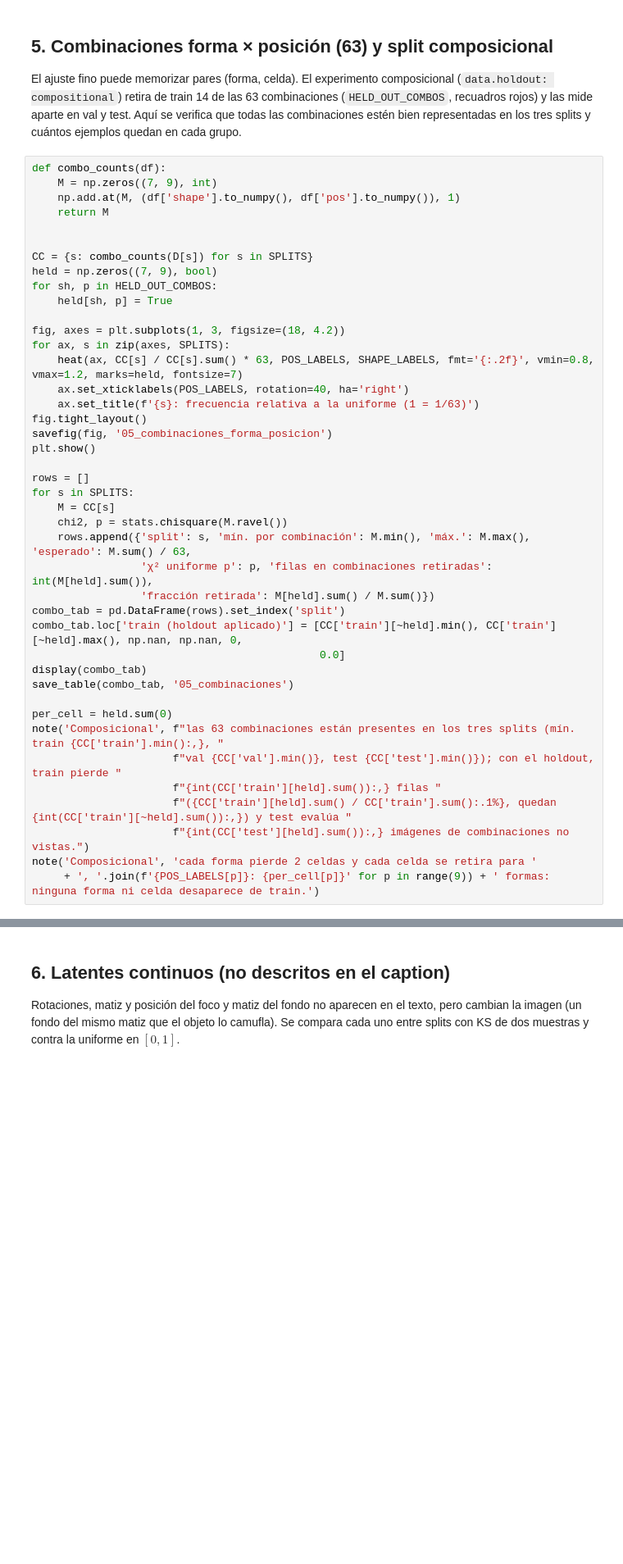
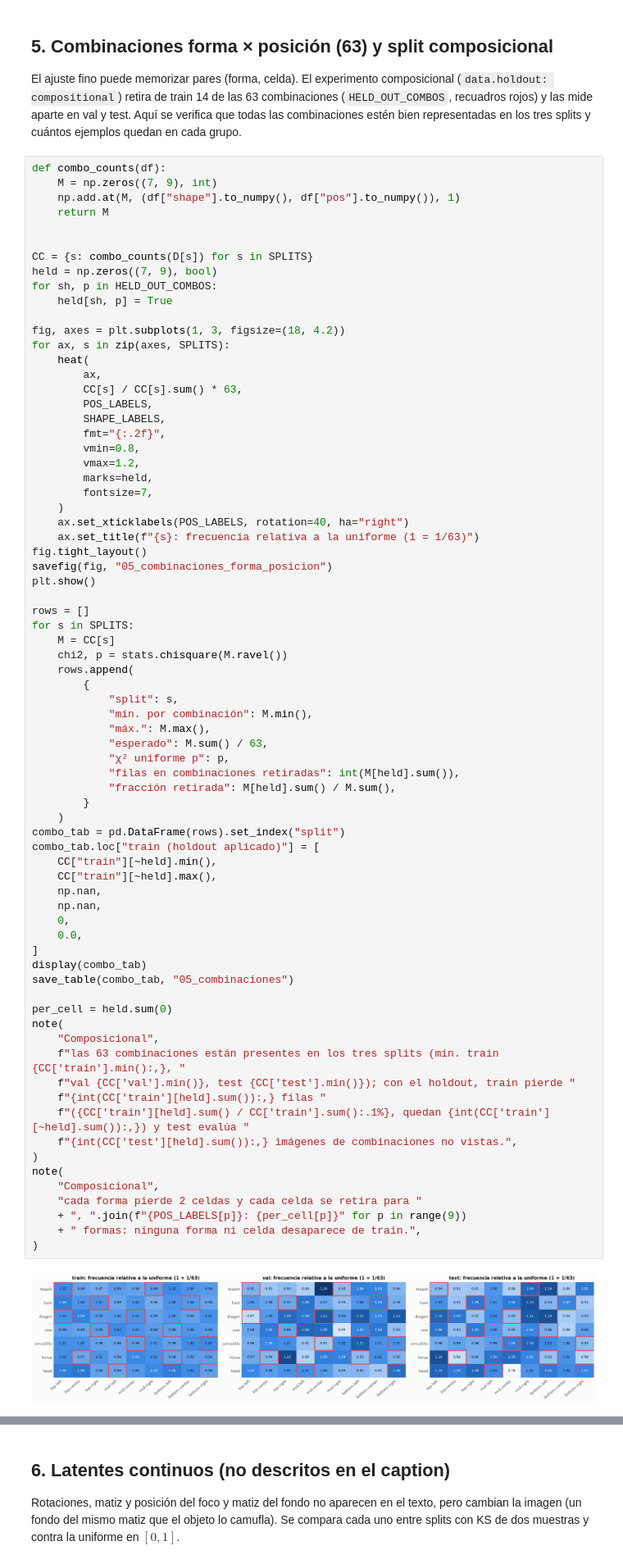
Before and after one commit to BrnoOr/Multimodal_LLM, a Jupyter notebook: notebooks/06_eda_splits.ipynb, the cells around one changed output, grey strips where cells are left out. Shown at 82% size. Drawn from its saved outputs; the diff is of its cells as text; blank space fills up the shorter version.

```diff
--- a/notebooks/06_eda_splits.ipynb
+++ b/notebooks/06_eda_splits.ipynb
@@ -565,46 +765,78 @@ quedan en cada grupo.
 # %%
 def combo_counts(df):
     M = np.zeros((7, 9), int)
-    np.add.at(M, (df['shape'].to_numpy(), df['pos'].to_numpy()), 1)
+    np.add.at(M, (df["shape"].to_numpy(), df["pos"].to_numpy()), 1)
     return M
 
 
 CC = {s: combo_counts(D[s]) for s in SPLITS}
 held = np.zeros((7, 9), bool)
 for sh, p in HELD_OUT_COMBOS:
     held[sh, p] = True
 
 fig, axes = plt.subplots(1, 3, figsize=(18, 4.2))
 for ax, s in zip(axes, SPLITS):
-    heat(ax, CC[s] / CC[s].sum() * 63, POS_LABELS, SHAPE_LABELS, fmt='{:.2f}', vmin=0.8, vmax=1.2, marks=held, fontsize=7)
-    ax.set_xticklabels(POS_LABELS, rotation=40, ha='right')
-    ax.set_title(f'{s}: frecuencia relativa a la uniforme (1 = 1/63)')
+    heat(
+        ax,
+        CC[s] / CC[s].sum() * 63,
+        POS_LABELS,
+        SHAPE_LABELS,
+        fmt="{:.2f}",
+        vmin=0.8,
+        vmax=1.2,
+        marks=held,
+        fontsize=7,
+    )
+    ax.set_xticklabels(POS_LABELS, rotation=40, ha="right")
+    ax.set_title(f"{s}: frecuencia relativa a la uniforme (1 = 1/63)")
 fig.tight_layout()
-savefig(fig, '05_combinaciones_forma_posicion')
+savefig(fig, "05_combinaciones_forma_posicion")
 plt.show()
 
 rows = []
 for s in SPLITS:
     M = CC[s]
     chi2, p = stats.chisquare(M.ravel())
-    rows.append({'split': s, 'mín. por combinación': M.min(), 'máx.': M.max(), 'esperado': M.sum() / 63,
-                 'χ² uniforme p': p, 'filas en combinaciones retiradas': int(M[held].sum()),
-                 'fracción retirada': M[held].sum() / M.sum()})
-combo_tab = pd.DataFrame(rows).set_index('split')
-combo_tab.loc['train (holdout aplicado)'] = [CC['train'][~held].min(), CC['train'][~held].max(), np.nan, np.nan, 0,
-                                             0.0]
+    rows.append(
+        {
+            "split": s,
+            "mín. por combinación": M.min(),
+            "máx.": M.max(),
+            "esperado": M.sum() / 63,
+            "χ² uniforme p": p,
+            "filas en combinaciones retiradas": int(M[held].sum()),
+            "fracción retirada": M[held].sum() / M.sum(),
+        }
+    )
+combo_tab = pd.DataFrame(rows).set_index("split")
+combo_tab.loc["train (holdout aplicado)"] = [
+    CC["train"][~held].min(),
+    CC["train"][~held].max(),
+    np.nan,
+    np.nan,
+    0,
+    0.0,
+]
 display(combo_tab)
-save_table(combo_tab, '05_combinaciones')
+save_table(combo_tab, "05_combinaciones")
 
 per_cell = held.sum(0)
-note('Composicional', f"las 63 combinaciones están presentes en los tres splits (mín. train {CC['train'].min():,}, "
-                      f"val {CC['val'].min()}, test {CC['test'].min()}); con el holdout, train pierde "
-                      f"{int(CC['train'][held].sum()):,} filas "
-                      f"({CC['train'][held].sum() / CC['train'].sum():.1%}, quedan {int(CC['train'][~held].sum()):,}) y test evalúa "
-                      f"{int(CC['test'][held].sum()):,} imágenes de combinaciones no vistas.")
-note('Composicional', 'cada forma pierde 2 celdas y cada celda se retira para '
-     + ', '.join(f'{POS_LABELS[p]}: {per_cell[p]}' for p in range(9)) + ' formas: ninguna forma ni celda desaparece de train.')
+note(
+    "Composicional",
+    f"las 63 combinaciones están presentes en los tres splits (mín. train {CC['train'].min():,}, "
+    f"val {CC['val'].min()}, test {CC['test'].min()}); con el holdout, train pierde "
+    f"{int(CC['train'][held].sum()):,} filas "
+    f"({CC['train'][held].sum() / CC['train'].sum():.1%}, quedan {int(CC['train'][~held].sum()):,}) y test evalúa "
+    f"{int(CC['test'][held].sum()):,} imágenes de combinaciones no vistas.",
+)
+note(
+    "Composicional",
+    "cada forma pierde 2 celdas y cada celda se retira para "
+    + ", ".join(f"{POS_LABELS[p]}: {per_cell[p]}" for p in range(9))
+    + " formas: ninguna forma ni celda desaparece de train.",
+)
 # %% [output]
+[figure, added]
 |  | mín. por combinación | máx. | esperado | χ² uniforme p | filas en combinaciones retiradas | fracción retirada |
 | split |  |  |  |  |  |  |
 | train | 1912.0 | 2099.0 | 1984.1270 | 0.7657 | 27643.0 | 0.2211 |
```
Also changed, not shown: parts of 18 cells of this notebook, 49 other files.
